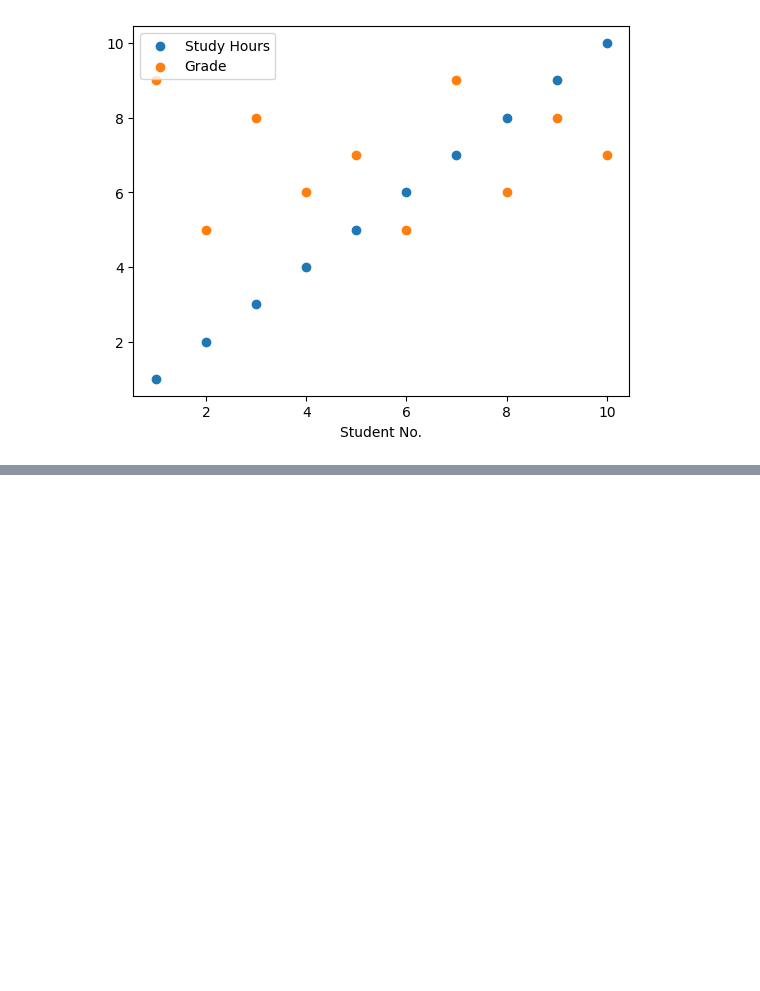
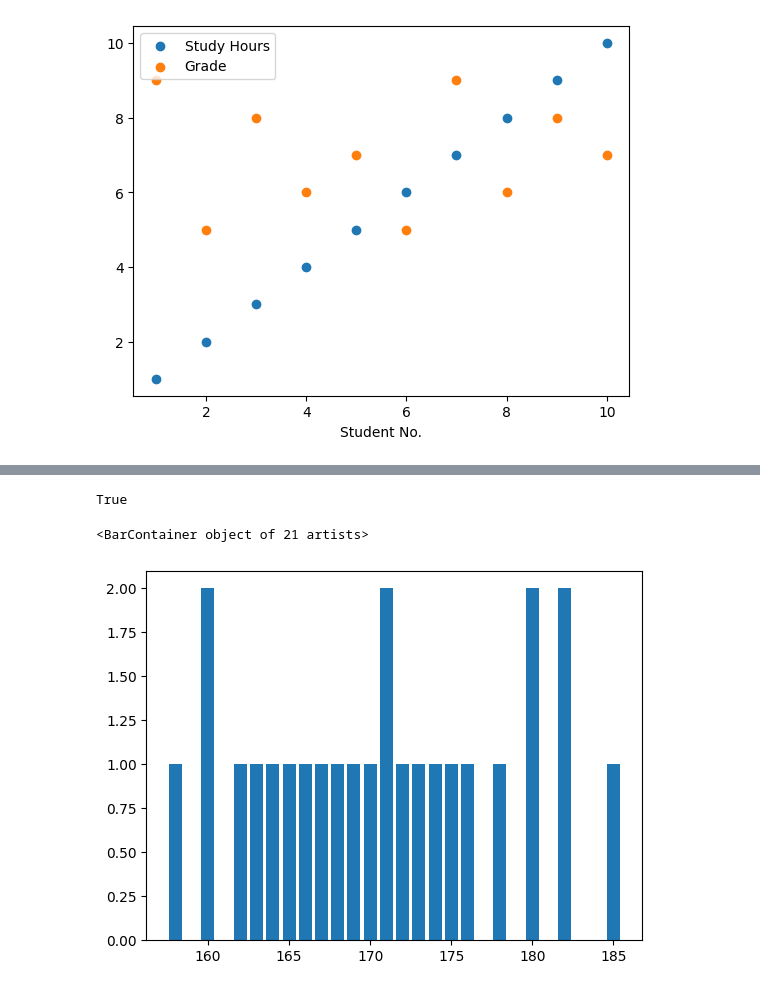
Before and after one commit to gabigutu/link-data-analysis, a Jupyter notebook: link_plot/test_plot.ipynb, the cells around one changed output, grey strips where cells are left out. Cells and saved outputs as stored; diff of their text form; code cells hidden in the pictures; blank space fills up the shorter version.

```diff
--- a/link_plot/test_plot.ipynb
+++ b/link_plot/test_plot.ipynb
@@ -51,0 +67,12 @@ plt.legend()
+# %%
+uniqueh = set(heights) # categoriile
+uniqueh = list(uniqueh)
+# %%
+# height_count = {
+#     158: 2,
+#     159: 0,
+#     160: 1
+# }
+height_count = {}
+counts = set(list(map(lambda h : ( h, heights.count(h)), heights)))
+counts
@@ -51,0 +97,11 @@ plt.legend()
+# %%
+len(counts) == len(uniqueh)
+# %% [output]
+True
+# %%
+no_occ_height = list(map(lambda t : t[1], counts))
+# %%
+plt.bar(uniqueh, no_occ_height)
+# %% [output]
+<BarContainer object of 21 artists>
+[figure, added]
```
Also changed, not shown: parts of 15 cells of this notebook.
